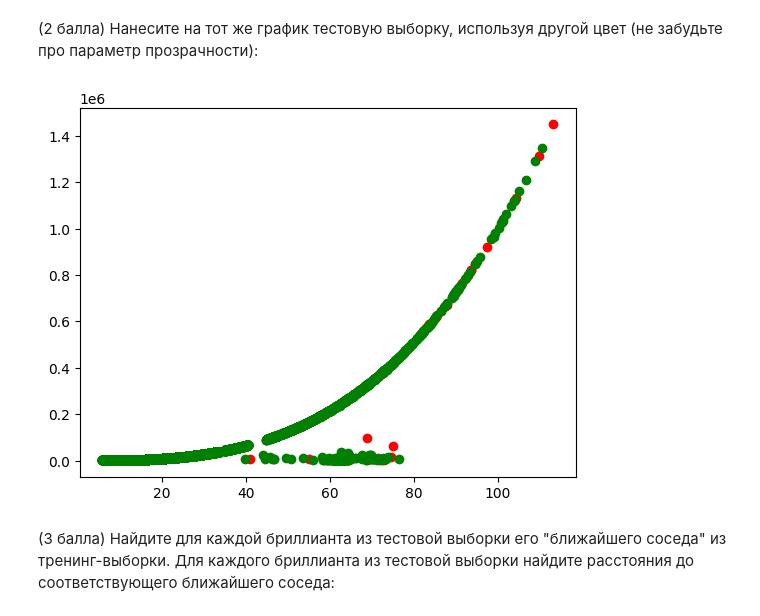
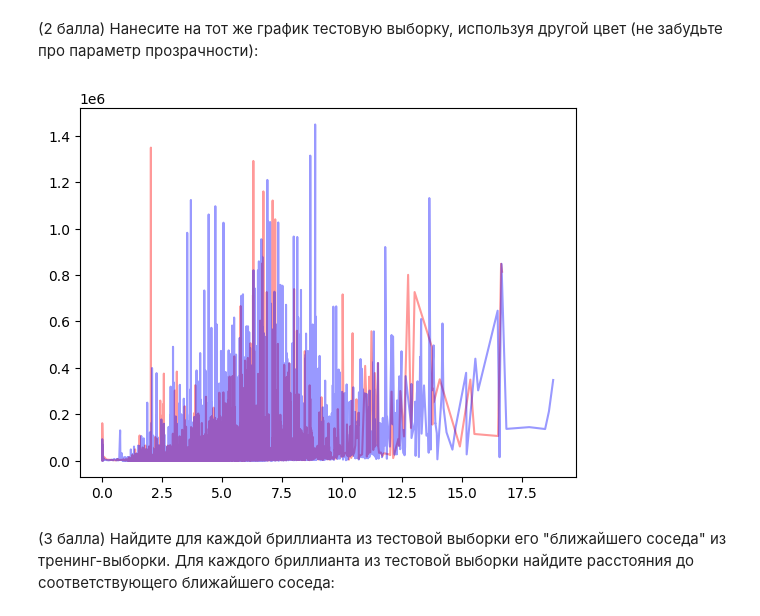
Before and after one commit to mrkustik1985/python, a Jupyter notebook: lab_work.ipynb, the cells around one changed output. Drawn from its saved outputs; the diff is of its cells as text; code cells hidden in the pictures.

```diff
--- a/lab_work.ipynb
+++ b/lab_work.ipynb
@@ -522,6 +541,8 @@ diamonds.sample(frac=1)
 # %% [markdown]
 (1 балл) Сформируем новую колонку - для каждого бриллианта найдем сумму Минковского (p=3) по 3 измерениям бриллианта:
 # %%
-diamonds['minkovskie_sum'] = (diamonds['carat_weight'] ** 3 + diamonds['meas_depth'] ** 3 + diamonds['total_sales_price']) ** (1 / 3)
+diamonds['minkovskie_sum'] = (abs(diamonds['meas_length'] - diamonds['meas_width']) ** 3\
+                             + abs(diamonds['meas_length'] - diamonds['meas_depth']) ** 3\
+                             + abs(diamonds['meas_depth'] - diamonds['meas_width']) ** 3) ** (1 / 3)
 diamonds['minkovskie_sum']
 # %% [output]
@@ -626,7 +635,8 @@ coord_x_train = train['minkovskie_sum'].values.tolist()
 coord_y_train = train['total_sales_price'].values.tolist()
 coord_train = []
 for i in range(len(coord_x_train)):
-  coord_train.append((coord_x_train[i], coord_y_train[i]))
+  if coord_x_train[i] < 20:
+    coord_train.append((coord_x_train[i], coord_y_train[i]))
 coord_train.sort()
 coord_x_train = []
 coord_y_train = []
@@ -638,19 +648,20 @@ for i in range(len(coord_train)):
 # %%
 coord_x_test = test['minkovskie_sum'].values.tolist()
 coord_y_test = test['total_sales_price'].values.tolist()
 coord_test = []
 for i in range(len(coord_x_test)):
-  coord_test.append((coord_x_test[i], coord_y_test[i]))
+  if coord_x_test[i] < 20:
+    coord_test.append((coord_x_test[i], coord_y_test[i]))
 coord_test.sort()
 coord_x_test = []
 coord_y_test = []
 for i in range(len(coord_test)):
   coord_x_test.append(coord_test[i][0])
   coord_y_test.append(coord_test[i][1])
-plt.scatter(coord_x_test, coord_y_test, c = 'red')
-plt.scatter(coord_x_train, coord_y_train, c = 'green')
+plt.plot(coord_x_test, coord_y_test, c = 'red', alpha=0.4)
+plt.plot(coord_x_train, coord_y_train, c = 'blue', alpha=0.4)
 plt.show()
 # %% [output]
-[figure, old version]
+[figure, new version]
 # %% [markdown]
 (3 балла) Найдите для каждой бриллианта из тестовой выборки его "ближайшего соседа" из тренинг-выборки. Для каждого бриллианта из тестовой выборки найдите расстояния до соответствующего ближайшего соседа:
```
Also changed, not shown: parts of 11 cells of this notebook.
